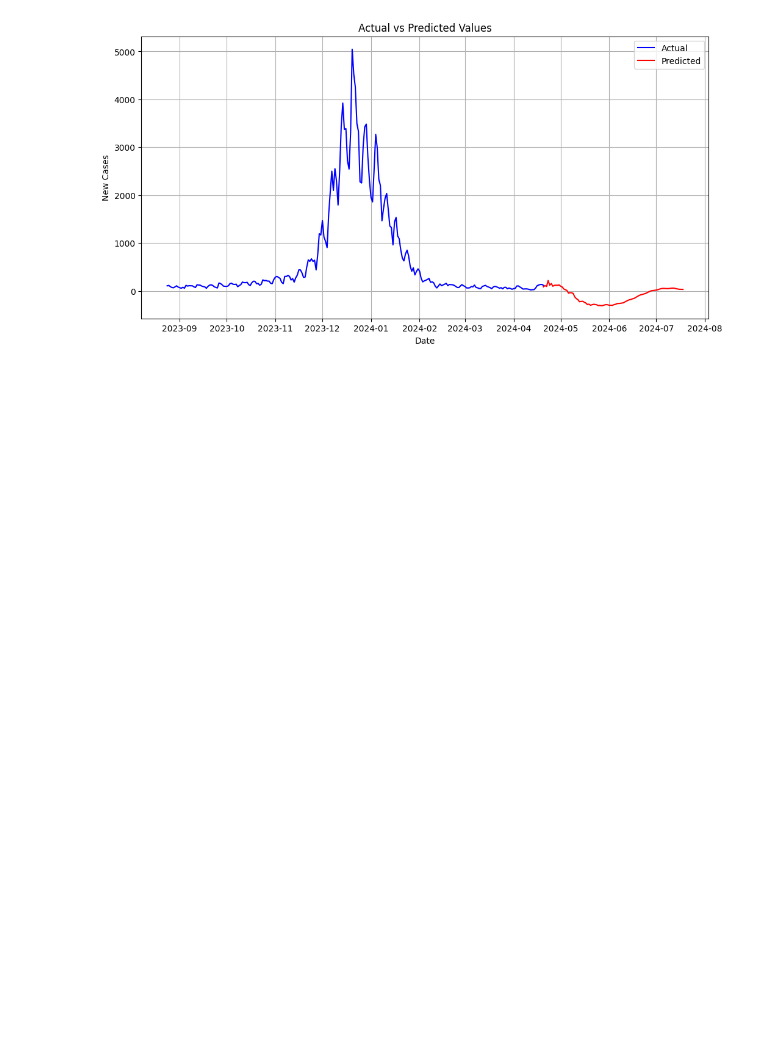
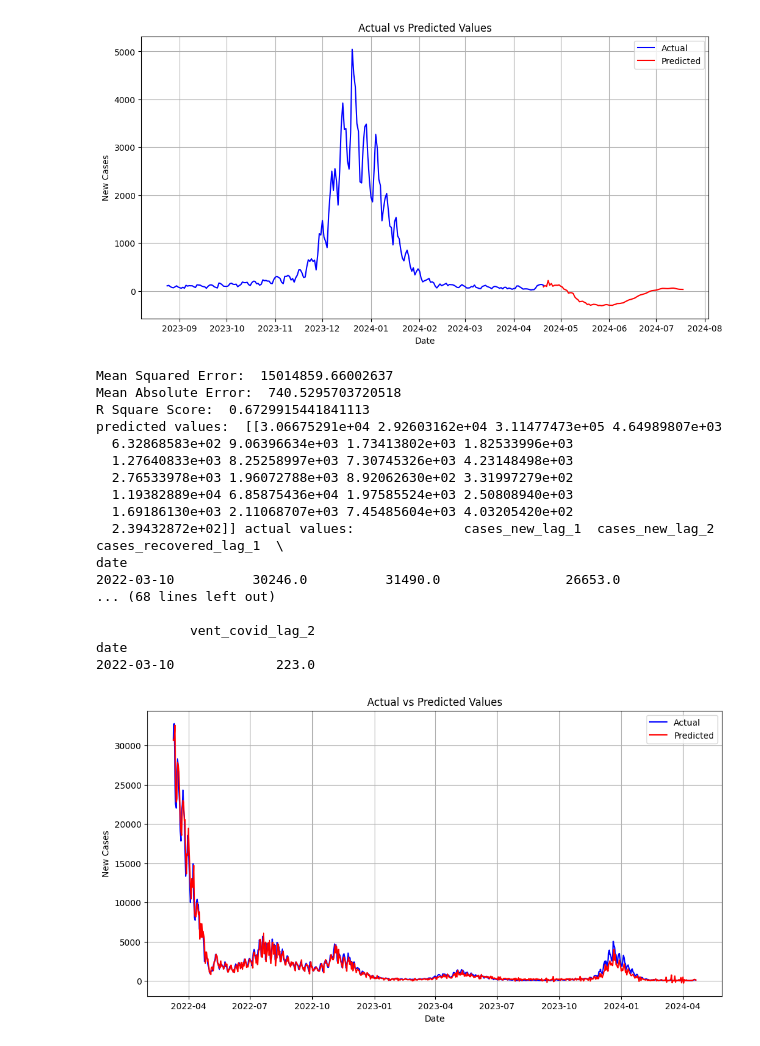
Before and after one commit to MarcusO17/5011-cem-ml, a Jupyter notebook: notebooks/model_training_kelvin.ipynb, the cells around one changed output. Cells and saved outputs as stored; diff of their text form; code cells hidden in the pictures; blank space fills up the shorter version.

```diff
--- a/notebooks/model_training_kelvin.ipynb
+++ b/notebooks/model_training_kelvin.ipynb
@@ -6,6 +6,8 @@ import datetime
 df = pd.read_csv('../data/consolidated_data/training_dataset.csv')
 df.drop(columns=['Unnamed: 0', "state","cases_new_capita"], inplace=True)
 df["date"] = pd.to_datetime(df["date"])
+df_all = df.copy()
+df_all = df_all.groupby('date').sum()
 df = df[df["date"] >= "2021-01-01"]
 df = df.groupby('date').sum()
 df_var = df.copy()
@@ -47,7 +57,10 @@ test_data = df.iloc[split_index:]
 
 pd.set_option('display.max_columns', None)
 
-print("Training data shape:", train_data.shape)
+split_index = int(0.5 * len(df_all))
+train_data_all = df_all.iloc[:split_index]
+test_data_all = df_all.iloc[split_index:]
 
-print("Testing data shape:", test_data.shape, test_data)
+print("Training data shape:", train_data_all.shape)
+print("Testing data shape:", test_data_all.shape, test_data_all)
 # %% [output]
@@ -86,5 +99,13 @@ test_data_x = test_data.drop(columns=col_name)
 test_data_y = test_data[col_name]
 
 print("Training data shape:", training_data_x.shape, training_data_y.shape)
+
+training_data_x_all = train_data_all.drop(columns=col_name)
+training_data_y_all = train_data_all[col_name]
+
+test_data_x_all = test_data_all.drop(columns=col_name)
+test_data_y_all = test_data_all[col_name]
+
+print("Training data shape:", training_data_x_all.shape, training_data_y_all.shape)
 # %% [output]
 Training data shape: (963, 50) (963, 25)
@@ -634,3 +656,62 @@ plt.grid(True)
 plt.show()
 # %% [output]
 [figure]
+# %%
+import pickle
+model_linearregression_all = LinearRegression()
+
+model_linearregression_all.fit(training_data_x_all, training_data_y_all)
+
+with open("linear_regression_model.pkl", "wb") as file:
+    pickle.dump(model_linearregression_all, file)
+
+pred_linearregression_all = model_linearregression_all.predict(test_data_x_all)
+
+mse = mean_squared_error(test_data_y_all, pred_linearregression_all)
+mae = mean_absolute_error(test_data_y_all, pred_linearregression_all)
+r2 = r2_score(test_data_y_all, pred_linearregression_all)
+
+print("Mean Squared Error: ", mse)
+print("Mean Absolute Error: ", mae)
+print("R Square Score: ", r2)
+
+print("predicted values: ",pred_linearregression_all[:1], "actual values: ", test_data_x_all[:1])
+
+actual_df = pd.DataFrame({"date": test_data_y_all.index, "cases_new": test_data_y_all["cases_new"]})
+
+predicted_df = pd.DataFrame({
+    "date": actual_df["date"],
+    "predicted_values": pred_linearregression_all[:,0]})
+
+plt.figure(figsize=(12, 6))
+
+plt.plot(actual_df["date"], actual_df["cases_new"], color="blue", label="Actual")
+
+plt.plot(predicted_df["date"], predicted_df["predicted_values"], color="red", label="Predicted")
+
+plt.title("Actual vs Predicted Values")
+plt.xlabel("Date")
+plt.ylabel("New Cases")
+plt.legend()
+plt.grid(True)
+
+plt.show()
+# %% [output]
+Mean Squared Error:  15014859.66002637
+Mean Absolute Error:  740.5295703720518
+R Square Score:  0.6729915441841113
+predicted values:  [[3.06675291e+04 2.92603162e+04 3.11477473e+05 4.64989807e+03
+  6.32868583e+02 9.06396634e+03 1.73413802e+03 1.82533996e+03
+  1.27640833e+03 8.25258997e+03 7.30745326e+03 4.23148498e+03
+  2.76533978e+03 1.96072788e+03 8.92062630e+02 3.31997279e+02
+  1.19382889e+04 6.85875436e+04 1.97585524e+03 2.50808940e+03
+  1.69186130e+03 2.11068707e+03 7.45485604e+03 4.03205420e+02
+  2.39432872e+02]] actual values:              cases_new_lag_1  cases_new_lag_2  cases_recovered_lag_1  \
+date
+2022-03-10          30246.0          31490.0                26653.0
+... (68 lines left out)
+
+            vent_covid_lag_2
+date
+2022-03-10             223.0
+[figure, added]
```
Also changed, not shown: parts of 10 cells of this notebook, 3 other files.
